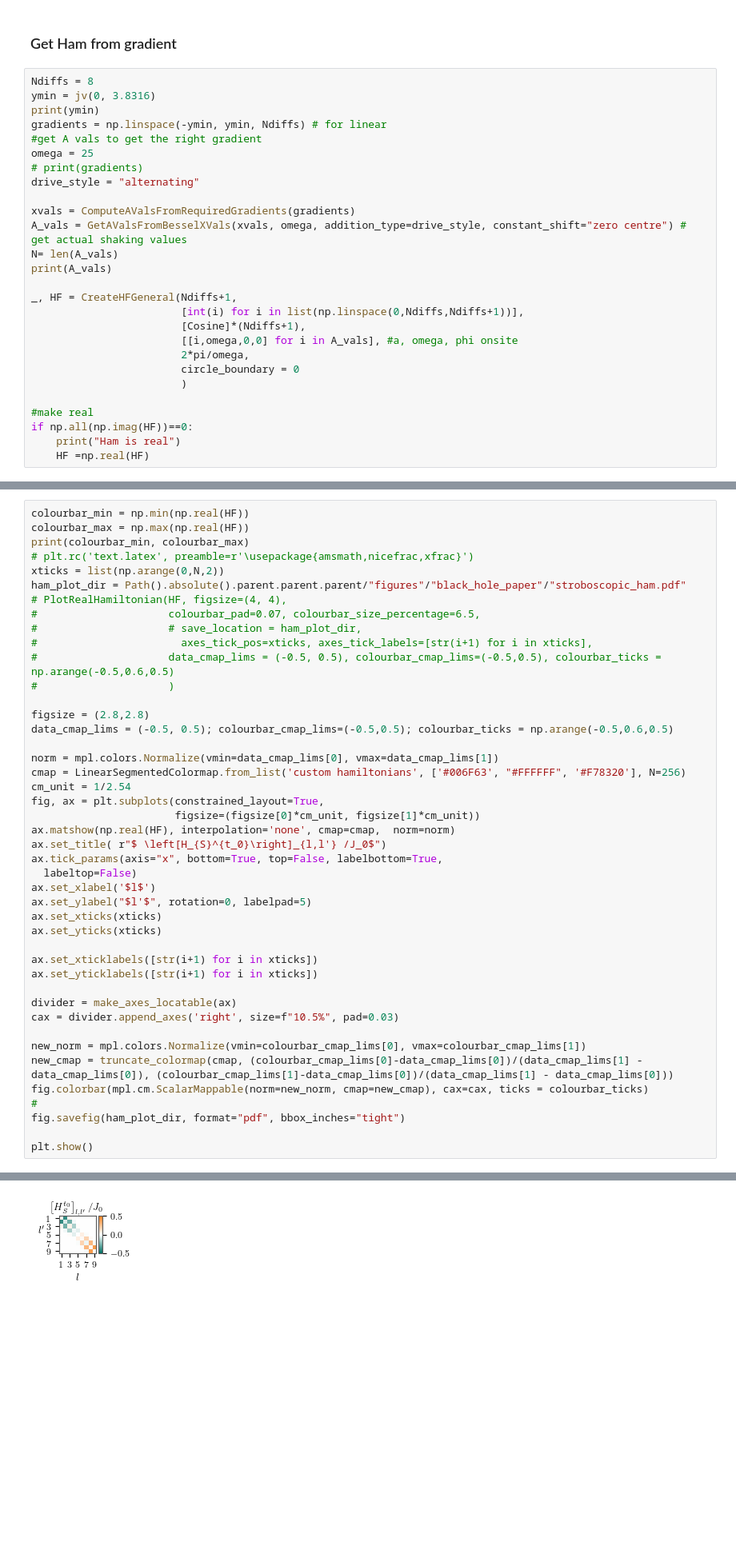
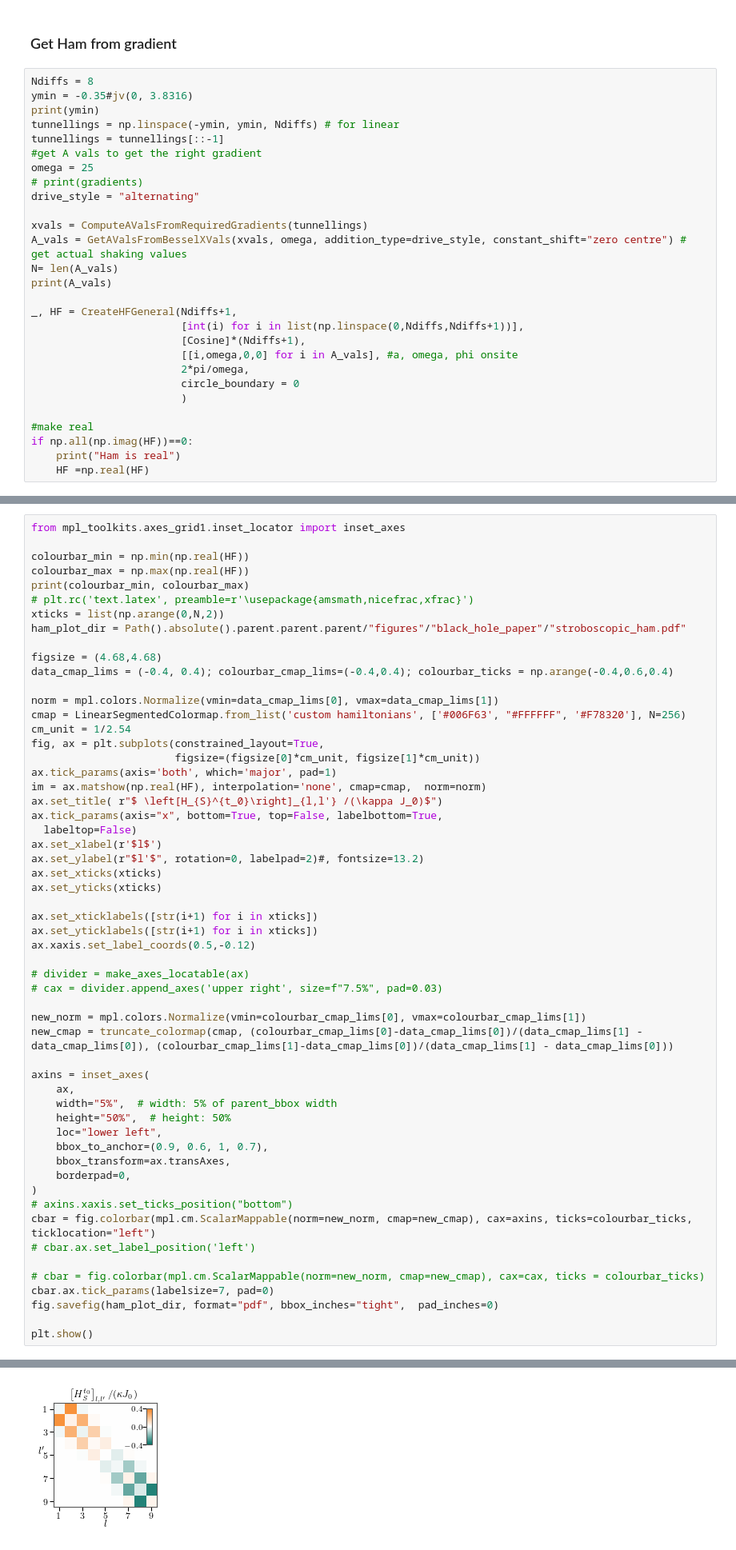
Before and after one commit to georgianixon/floquet-simulations, a Jupyter notebook: jupyter/black_hole_project/black_hole_paper_figures/floquet_hams.ipynb, the cells around one changed output, grey strips where cells are left out. Shown: that part at 80% size. Drawn from its saved outputs; the diff is of its cells as text; blank space fills up the shorter version.

```diff
--- a/jupyter/black_hole_project/black_hole_paper_figures/floquet_hams.ipynb
+++ b/jupyter/black_hole_project/black_hole_paper_figures/floquet_hams.ipynb
@@ -30,15 +15,16 @@ PlotParams(fontsize=fontsize)
 ### Get Ham from gradient
 # %%
 Ndiffs = 8
-ymin = jv(0, 3.8316)
+ymin = -0.35#jv(0, 3.8316)
 print(ymin)
-gradients = np.linspace(-ymin, ymin, Ndiffs) # for linear
+tunnellings = np.linspace(-ymin, ymin, Ndiffs) # for linear
+tunnellings = tunnellings[::-1]
 #get A vals to get the right gradient
 omega = 25
 # print(gradients)
 drive_style = "alternating"
 
-xvals = ComputeAValsFromRequiredGradients(gradients)
+xvals = ComputeAValsFromRequiredGradients(tunnellings)
 A_vals = GetAValsFromBesselXVals(xvals, omega, addition_type=drive_style, constant_shift="zero centre") # get actual shaking values
 N= len(A_vals)
 print(A_vals)
@@ -188,45 +204,57 @@ plt.show()
 # %%
+from mpl_toolkits.axes_grid1.inset_locator import inset_axes
+
 colourbar_min = np.min(np.real(HF))
 colourbar_max = np.max(np.real(HF))
 print(colourbar_min, colourbar_max)
 # plt.rc('text.latex', preamble=r'\usepackage{amsmath,nicefrac,xfrac}')
 xticks = list(np.arange(0,N,2))
 ham_plot_dir = Path().absolute().parent.parent.parent/"figures"/"black_hole_paper"/"stroboscopic_ham.pdf"
-# PlotRealHamiltonian(HF, figsize=(4, 4),
-#                     colourbar_pad=0.07, colourbar_size_percentage=6.5,
-#                     # save_location = ham_plot_dir,
-#                       axes_tick_pos=xticks, axes_tick_labels=[str(i+1) for i in xticks],
-#                     data_cmap_lims = (-0.5, 0.5), colourbar_cmap_lims=(-0.5,0.5), colourbar_ticks = np.arange(-0.5,0.6,0.5)
-#                     )
 
-figsize = (2.8,2.8)
-data_cmap_lims = (-0.5, 0.5); colourbar_cmap_lims=(-0.5,0.5); colourbar_ticks = np.arange(-0.5,0.6,0.5)
+figsize = (4.68,4.68)
+data_cmap_lims = (-0.4, 0.4); colourbar_cmap_lims=(-0.4,0.4); colourbar_ticks = np.arange(-0.4,0.6,0.4)
 
 norm = mpl.colors.Normalize(vmin=data_cmap_lims[0], vmax=data_cmap_lims[1])
 cmap = LinearSegmentedColormap.from_list('custom hamiltonians', ['#006F63', "#FFFFFF", '#F78320'], N=256)
 cm_unit = 1/2.54
 fig, ax = plt.subplots(constrained_layout=True,
                        figsize=(figsize[0]*cm_unit, figsize[1]*cm_unit))
-ax.matshow(np.real(HF), interpolation='none', cmap=cmap,  norm=norm)
-ax.set_title( r"$ \left[H_{S}^{t_0}\right]_{l,l'} /J_0$")
+ax.tick_params(axis='both', which='major', pad=1)
+im = ax.matshow(np.real(HF), interpolation='none', cmap=cmap,  norm=norm)
+ax.set_title( r"$ \left[H_{S}^{t_0}\right]_{l,l'} /(\kappa J_0)$")
 ax.tick_params(axis="x", bottom=True, top=False, labelbottom=True,
   labeltop=False)
-ax.set_xlabel('$l$')
-ax.set_ylabel("$l'$", rotation=0, labelpad=5)
+ax.set_xlabel(r'$l$')
+ax.set_ylabel(r"$l'$", rotation=0, labelpad=2)#, fontsize=13.2)
 ax.set_xticks(xticks)
 ax.set_yticks(xticks)
 
 ax.set_xticklabels([str(i+1) for i in xticks])
 ax.set_yticklabels([str(i+1) for i in xticks])
+ax.xaxis.set_label_coords(0.5,-0.12)
 
-divider = make_axes_locatable(ax)
-cax = divider.append_axes('right', size=f"10.5%", pad=0.03)
+# divider = make_axes_locatable(ax)
+# cax = divider.append_axes('upper right', size=f"7.5%", pad=0.03)
 
 new_norm = mpl.colors.Normalize(vmin=colourbar_cmap_lims[0], vmax=colourbar_cmap_lims[1])
 new_cmap = truncate_colormap(cmap, (colourbar_cmap_lims[0]-data_cmap_lims[0])/(data_cmap_lims[1] - data_cmap_lims[0]), (colourbar_cmap_lims[1]-data_cmap_lims[0])/(data_cmap_lims[1] - data_cmap_lims[0]))
-fig.colorbar(mpl.cm.ScalarMappable(norm=new_norm, cmap=new_cmap), cax=cax, ticks = colourbar_ticks)
-#
-fig.savefig(ham_plot_dir, format="pdf", bbox_inches="tight")
+
+axins = inset_axes(
+    ax,
+    width="5%",  # width: 5% of parent_bbox width
+    height="50%",  # height: 50%
+    loc="lower left",
+    bbox_to_anchor=(0.9, 0.6, 1, 0.7),
+    bbox_transform=ax.transAxes,
+    borderpad=0,
+)
+# axins.xaxis.set_ticks_position("bottom")
+cbar = fig.colorbar(mpl.cm.ScalarMappable(norm=new_norm, cmap=new_cmap), cax=axins, ticks=colourbar_ticks, ticklocation="left")
+# cbar.ax.set_label_position('left')
+
+# cbar = fig.colorbar(mpl.cm.ScalarMappable(norm=new_norm, cmap=new_cmap), cax=cax, ticks = colourbar_ticks)
+cbar.ax.tick_params(labelsize=7, pad=0)
+fig.savefig(ham_plot_dir, format="pdf", bbox_inches="tight",  pad_inches=0)
 
 plt.show()
 # %% [output]
@@ -234 +262 @@ plt.show()
-[figure, old version]
+[figure, new version]
```
Also changed, not shown: parts of 22 cells of this notebook, 13 other files.
